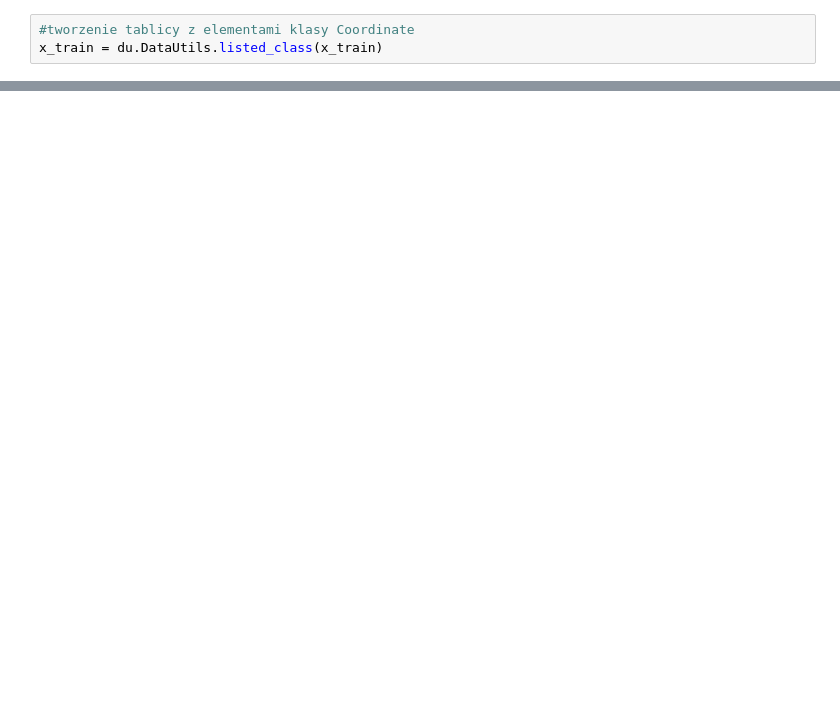
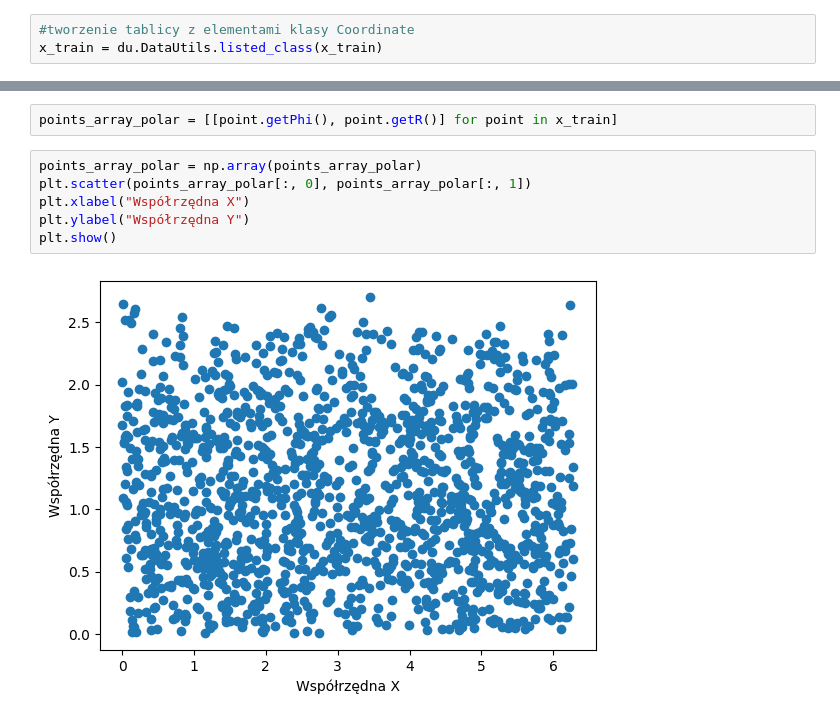
Before and after one commit to Jaromek/radialAngleAugmentation, a Jupyter notebook: blobs.ipynb, the cells around one changed output, grey strips where cells are left out. Cells and saved outputs as stored; diff of their text form; blank space fills up the shorter version.

```diff
--- a/blobs.ipynb
+++ b/blobs.ipynb
@@ -33,0 +107,10 @@ TypeError: list indices must be integers or slices, not tuple
+# %%
+points_array_polar = [[point.getPhi(), point.getR()] for point in x_train]
+# %%
+points_array_polar = np.array(points_array_polar)
+plt.scatter(points_array_polar[:, 0], points_array_polar[:, 1])
+plt.xlabel("Współrzędna X")
+plt.ylabel("Współrzędna Y")
+plt.show()
+# %% [output]
+[figure, added]
```
Also changed, not shown: parts of 13 cells of this notebook, 2 other files.
